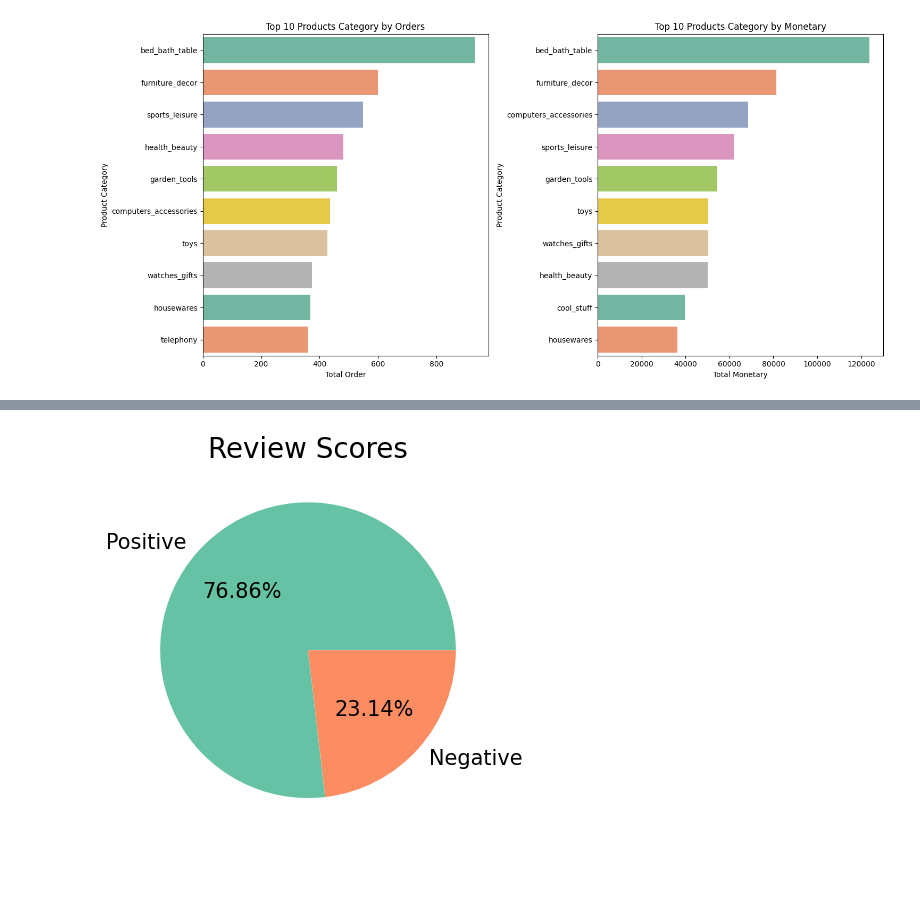
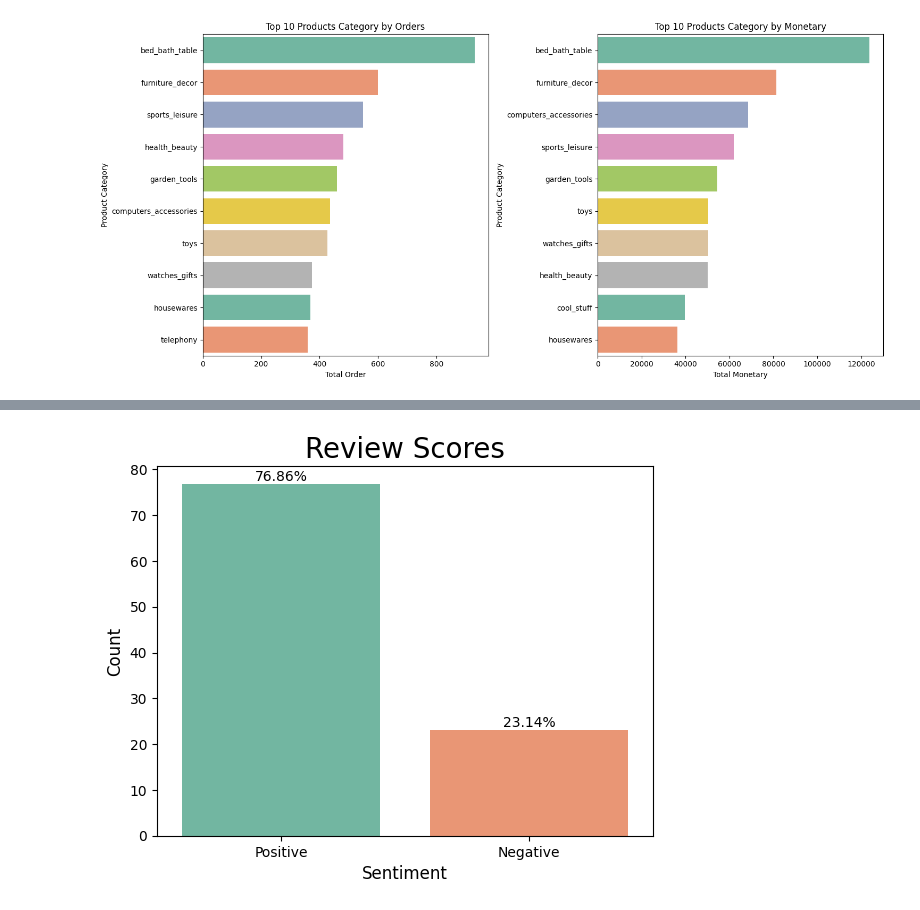
Before and after one commit to Hazard-Nico/EDA-Data-Wrangling-Project-Olist-Dataset, a Jupyter notebook: app.ipynb, the cells around one changed output, grey strips where cells are left out. Saved outputs shown, nothing was run; the diff lists cells and outputs as text; code cells hidden in the pictures; blank space fills up the shorter version.

```diff
--- a/app.ipynb
+++ b/app.ipynb
@@ -164,10 +184,11 @@ nan_col_olist
 # Drop the row with missing value
 df_olist_filtered.dropna(subset=['payment_type'], inplace = True)
 df_olist_filtered.dropna(subset=["payment_value"], inplace=True)
+df_olist_filtered.dropna(subset=["payment_sequential"], inplace=True)
 # %%
 # Handling missing values for review score
-# We can find mode in all review_score
-rev_score_mode = df_olist_filtered['review_score'].mode()[0]
+# We can find mean for fill the missing review_score
+rev_score_mode = df_olist_filtered['review_score'].mean()
 
 # insert to missing value with rev_score_mode
 df_olist_filtered['review_score'].fillna(rev_score_mode, inplace=True)
@@ -694,13 +749,17 @@ payment_type_counts = df_olist_clean['payment_type'].value_counts()
 plt.figure(figsize=(10, 6))
 
 labels = ['Credit Card', 'Boleto', 'Voucher', 'Debit Card']
-explode = (0, 0.05, 0.1, 0.5) # Use explode for looks fragged per pieces of the bar
 
-# Plot the pie chart
-plt.pie(x=payment_type_counts, labels=labels, autopct='%1.2f%%', explode=explode, colors=sns.color_palette('Set2'), textprops={'fontsize': 15})
+# Create a bar plot
+ax = sns.barplot(x=labels, y=payment_type_counts, palette="Set2")
 
-# Set the title
 plt.title('Payment Methods', fontsize=20)
+plt.xlabel('Payment Type', fontsize=12)
+plt.ylabel('Total Order', fontsize=12)
+
+# Show the values for each bar plot
+for i, v in enumerate(payment_type_counts):
+    ax.text(i, v, f"{v}", va='bottom', ha='center', fontsize=10)
 
 # Display the plot
 plt.show()
@@ -709,24 +768,35 @@ plt.show()
 # %%
 # Get all counts for the review score from a customers
 
-# Filter data berdasarkan review_score
+# Filter data by review_score
 final_scores = df_olist_clean['review_score'].apply(lambda x: 'Positive' if x > 3 else 'Negative')
 
-# Hitung jumlah review positif dan negatif
+# Sum of positive and negative reviews
 positive_count = (final_scores == 'Positive').sum()
 negative_count = (final_scores == 'Negative').sum()
 
+# Sum total review
+total_reviews = positive_count + negative_count
+
+# Get percentage of positif and negatif
+positive_percentage = (positive_count / total_reviews) * 100
+negative_percentage = (negative_count / total_reviews) * 100
+
 # Labels dan data
 labels = ['Positive', 'Negative']
-data = [positive_count, negative_count]
+data = [positive_percentage, negative_percentage]
 
 # Plot the pie chart
-plt.pie(data, labels=labels, autopct='%1.2f%%', colors=sns.color_palette('Set2'), textprops={'fontsize': 15})
+ax = sns.barplot(x=labels, y=data, palette="Set2")
+plt.title('Review Scores', fontsize=20)
+plt.xlabel('Sentiment', fontsize=12)
+plt.ylabel('Count', fontsize=12)
 
-# Set the title
-plt.title('Review Scores', fontsize=20)
+# Show the values for each bar plot
+for i, v in enumerate(data):
+    ax.text(i, v, f"{v:.2f}%", va='bottom', ha='center', fontsize=10)
 
 # Display the plot
 plt.show()
 # %% [output]
-[figure, old version]
+[figure, new version]
```
Also changed, not shown: parts of 8 cells of this notebook.
